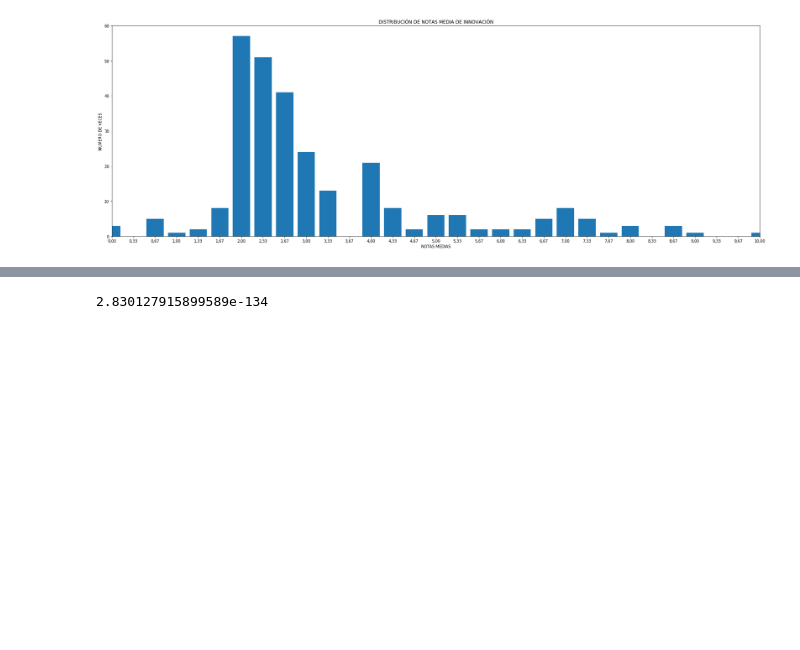
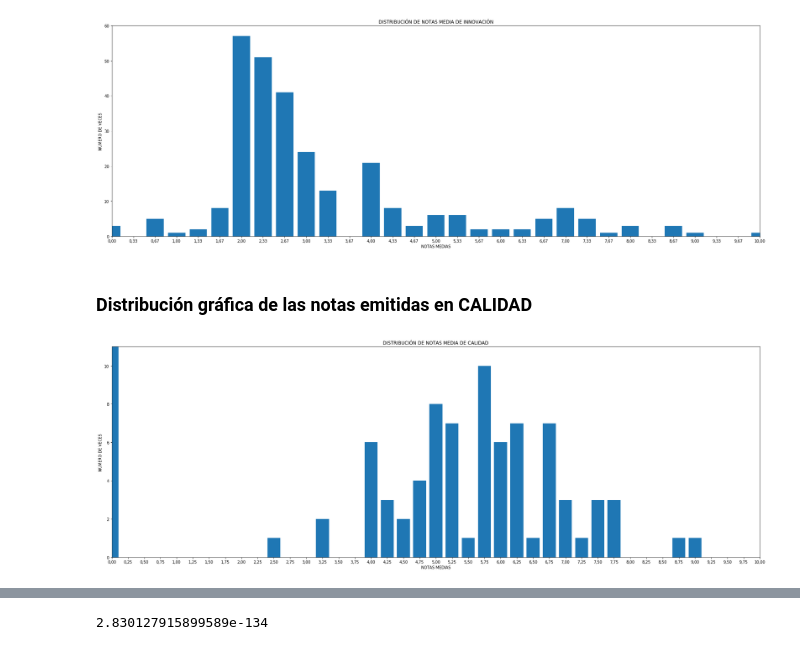
Before and after one commit to pixeliko/2019-red.es, a Jupyter notebook: explora-notas.ipynb, the cells around one changed output, grey strips where cells are left out. Cells and saved outputs as stored; diff of their text form; code cells hidden in the pictures; blank space fills up the shorter version.

Commit message:
feat: update tsv & plot

```diff
--- a/explora-notas.ipynb
+++ b/explora-notas.ipynb
@@ -25,18 +48,13 @@ table_innovaf = table.astype(np.float)
 # %%
-df = pd.DataFrame(data=dataP, columns=['ID','ESTADO','C1','C2','C3','C4','NOTA','POS'])
-df_notas = df.iloc[:,[2,3,4,5]]
-df_innova = df.iloc[:,[2]]
-dfC1 = df['C1'].values
-
 histog = []
 espacio_muestral = ['0,00', '0,33', '0,67', '1,00', '1,33', '1,67', '2,00', '2,33', '2,67',
                     '3,00', '3,33', '3,67', '4,00', '4,33', '4,67', '5,00', '5,33', '5,67',
                     '6,00', '6,33', '6,67', '7,00', '7,33', '7,67', '8,00', '8,33', '8,67',
                     '9,00', '9,33', '9,67', '10,00']
 for d1 in espacio_muestral:
-    histog.append((dfC1 == d1).sum())
+    histog.append((df['C1'].values == d1).sum())
 
-np.array(histog)/len(dfC1)
+np.array(histog)/len(df['C1'].values)
 plt.figure(figsize=(30,10))
 plt.title('DISTRIBUCIÓN DE NOTAS MEDIA DE INNOVACIÓN')
 plt.xlabel('NOTAS MEDIAS')
@@ -49,4 +67,29 @@ plt.savefig("red.es.png")
 plt.show()
 # %% [output]
 [figure]
+# %% [markdown]
+### Distribución gráfica de las notas emitidas en CALIDAD
+# %%
+histog = []
+espacio_muestral = ['0,00', '0,25', '0,50', '0,75', '1,00', '1,25', '1,50', '1,75',
+                    '2,00', '2,25', '2,50', '2,75', '3,00', '3,25', '3,50', '3,75',
+                    '4,00', '4,25', '4,50', '4,75', '5,00', '5,25', '5,50', '5,75',
+                    '6,00', '6,25', '6,50', '6,75', '7,00', '7,25', '7,50', '7,75',
+                    '8,00', '8,25', '8,50', '8,75', '9,00', '9,25', '9,50', '9,75', '10,00']
+for d1 in espacio_muestral:
+    histog.append((df['C2'].values == d1).sum())
+
+np.array(histog)/len(df['C2'].values)
+plt.figure(figsize=(30,10))
+plt.title('DISTRIBUCIÓN DE NOTAS MEDIA DE CALIDAD')
+plt.xlabel('NOTAS MEDIAS')
+plt.ylabel('NÚMERO DE VECES')
+plt.ylim([0,11])
+plt.xlim(0,40)
+
+plt.bar(espacio_muestral, histog)
+plt.savefig("red.es-calidad.png")
+plt.show()
+# %% [output]
+[figure, added]
 # %% [markdown]
```
Also changed, not shown: parts of 3 cells of this notebook, 1 other file.
